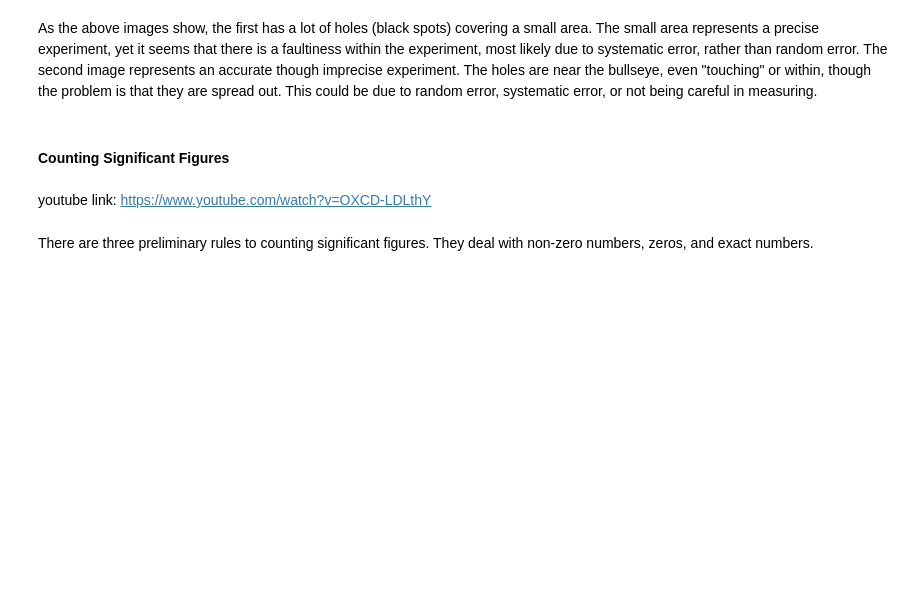
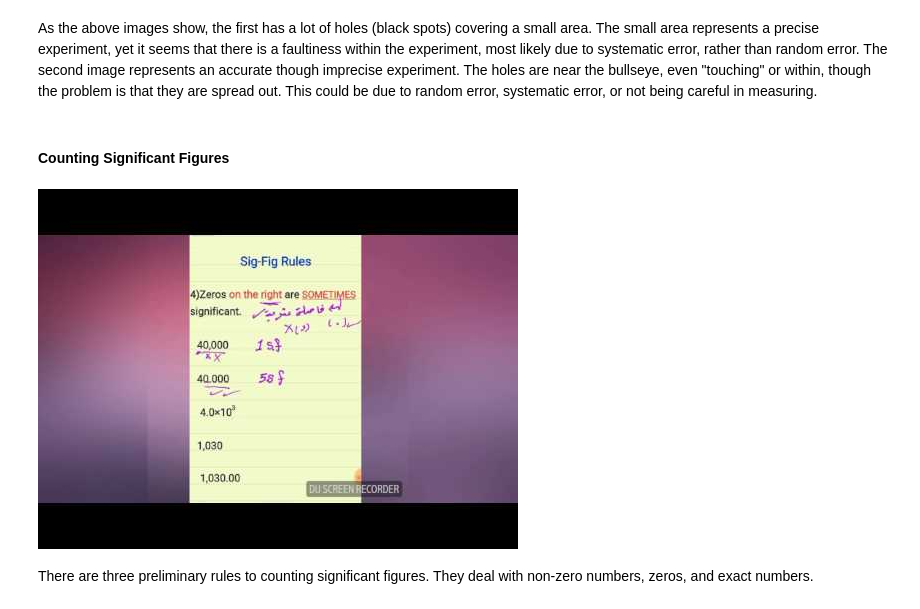
Before and after one commit to AhmadAlsaadi/Introduction-to-chemical-engineering, a Jupyter notebook: Units.ipynb, the cells around one changed output. Cells and saved outputs as stored; diff of their text form; code cells hidden in the pictures; blank space fills up the shorter version.

```diff
--- a/Units.ipynb
+++ b/Units.ipynb
@@ -503,8 +503,13 @@ A useful analogy that helps distinguish the difference between accuracy and prec
 As the above images show, the first has a lot of holes (black spots) covering a small area. The small area represents a precise experiment, yet it seems that there is a faultiness within the experiment, most likely due to systematic error, rather than random error. The second image represents an accurate though imprecise experiment. The holes are near the bullseye, even "touching" or within, though the problem is that they are spread out. This could be due to random error, systematic error, or not being careful in measuring.
 # %% [markdown]
 #### Counting Significant Figures
-# %% [markdown]
-youtube link: https://www.youtube.com/watch?v=OXCD-LDLthY
+# %%
+from datetime import timedelta
+start=int(timedelta(hours=0,minutes=0,seconds=5).total_seconds())
+end=int(timedelta(hours=0,minutes=8,seconds=53).total_seconds())
+YouTubeVideo('OXCD-LDLthY', width=800, height=400, start=start,end=end)
+# %% [output]
+[figure, added]
 # %% [markdown]
 There are three preliminary rules to counting significant figures. They deal with non-zero numbers, zeros, and exact numbers.
 # %% [markdown]
```
Also changed, not shown: parts of 1 cell of this notebook, 1 other file.
